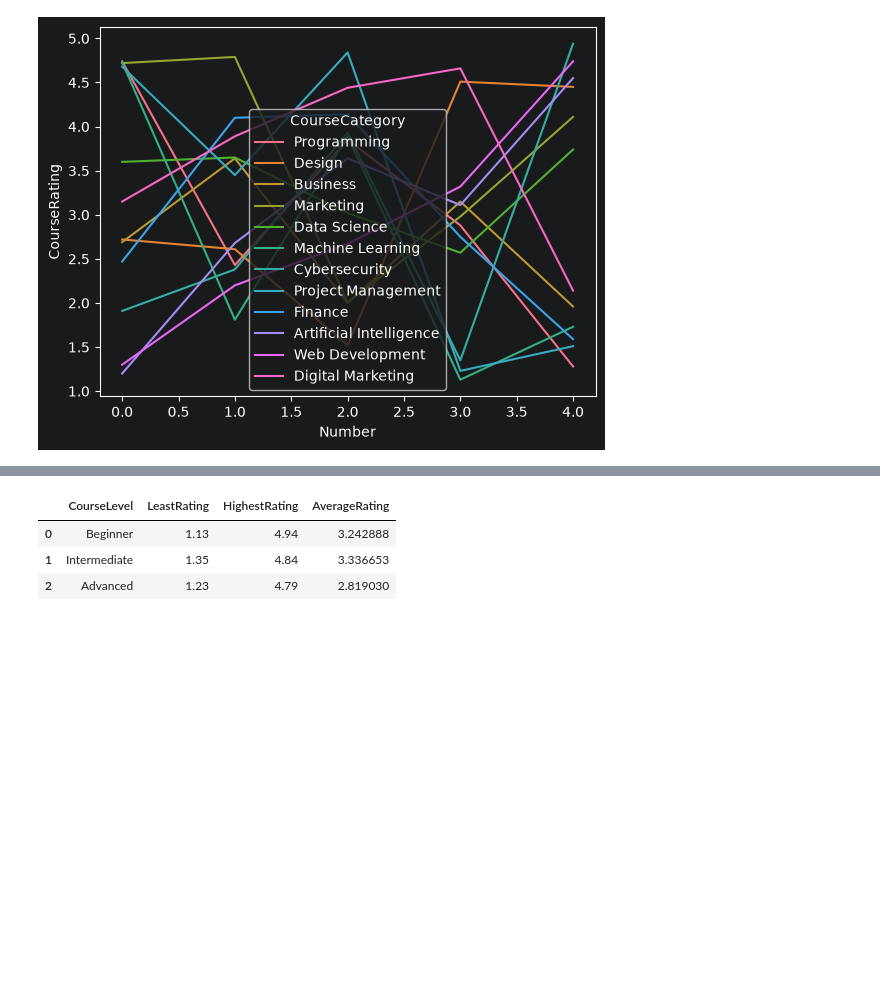
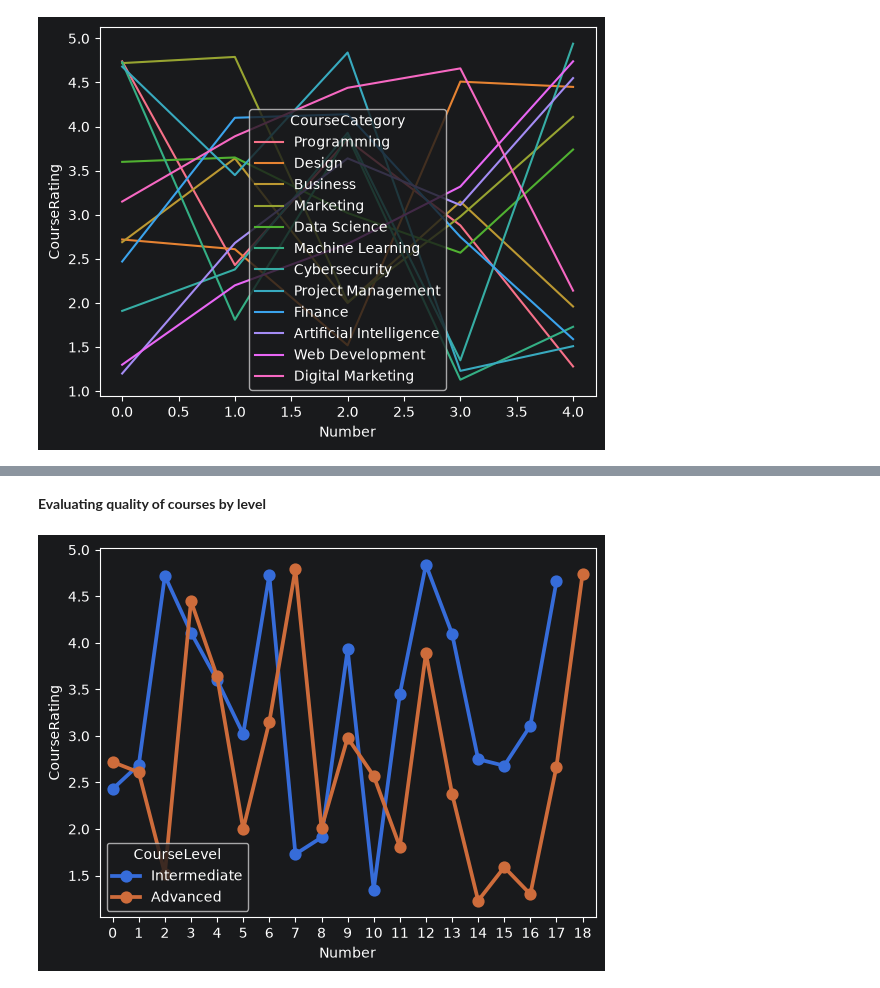
Before and after one commit to amithvardhan99/resume-projects, a Jupyter notebook: Instructor Performance and Course Quality Evaluation on EduPro/notebook.ipynb, the cells around one changed output, grey strips where cells are left out. Saved outputs shown, nothing was run; the diff lists cells and outputs as text; code cells hidden in the pictures; blank space fills up the shorter version.

```diff
--- a/Instructor Performance and Course Quality Evaluation on EduPro/notebook.ipynb
+++ b/Instructor Performance and Course Quality Evaluation on EduPro/notebook.ipynb
@@ -387,0 +416,2 @@ each_category
+# %% [markdown]
+**Evaluating quality of courses by level**
@@ -404,10 +444,47 @@ for i in df["CourseLevel"].unique():
 each_level["LeastRating"] = least_ratings
 each_level["HighestRating"] = highest_ratings
 each_level["AverageRating"] = avg_ratings
-
-each_level
-# %% [output]
-|  | CourseLevel | LeastRating | HighestRating | AverageRating |
-| 0 | Beginner | 1.13 | 4.94 | 3.242888 |
-| 1 | Intermediate | 1.35 | 4.84 | 3.336653 |
-| 2 | Advanced | 1.23 | 4.79 | 2.819030 |
+# %%
+def return_level_vs_rating(df_1,display_graph=False,**kwargs):
+    df = df_1.copy()
+    dic = kwargs.copy()
+    for i in dic:
+        df = df[df[i].isin(dic[i])]
+
+    level_vs_rating = df[["CourseLevel","CourseRating"]].drop_duplicates(ignore_index=True)
+    level_vs_rating["Number"] = 0
+    for i in level_vs_rating["CourseLevel"].unique():
+        pu = level_vs_rating[level_vs_rating["CourseLevel"] == i]
+        ctr = 0
+        for j in pu.index:
+            level_vs_rating.loc[j,"Number"] = ctr
+            ctr += 1
+
+    each_level = pd.DataFrame(columns=["CourseLevel","LeastRating","HighestRating","AverageRating"])
+    each_level["CourseLevel"] = df["CourseLevel"].unique()
+    least_ratings = []
+    highest_ratings = []
+    avg_ratings = []
+    ctr = 0
+    for i in df["CourseLevel"].unique():
+        least_rating = df[df["CourseLevel"] == i]["CourseRating"].min()
+        highest_rating = df[df["CourseLevel"] == i]["CourseRating"].max()
+        avg_rating = df[df["CourseLevel"] == i]["CourseRating"].mean()
+
+        least_ratings.append(least_rating)
+        highest_ratings.append(highest_rating)
+        avg_ratings.append(avg_rating)
+
+    each_level["LeastRating"] = least_ratings
+    each_level["HighestRating"] = highest_ratings
+    each_level["AverageRating"] = avg_ratings
+
+    if display_graph == True:
+        sns.pointplot(x=level_vs_rating["Number"],y=level_vs_rating["CourseRating"],hue=level_vs_rating["CourseLevel"])
+        plt.show()
+
+    return level_vs_rating, each_level, df
+# %%
+lvr, el, ll = return_level_vs_rating(df,display_graph=True,CourseLevel=["Intermediate","Advanced"])
+# %% [output]
+[figure, added]
```
Also changed, not shown: parts of 10 cells of this notebook, 1 other file.
